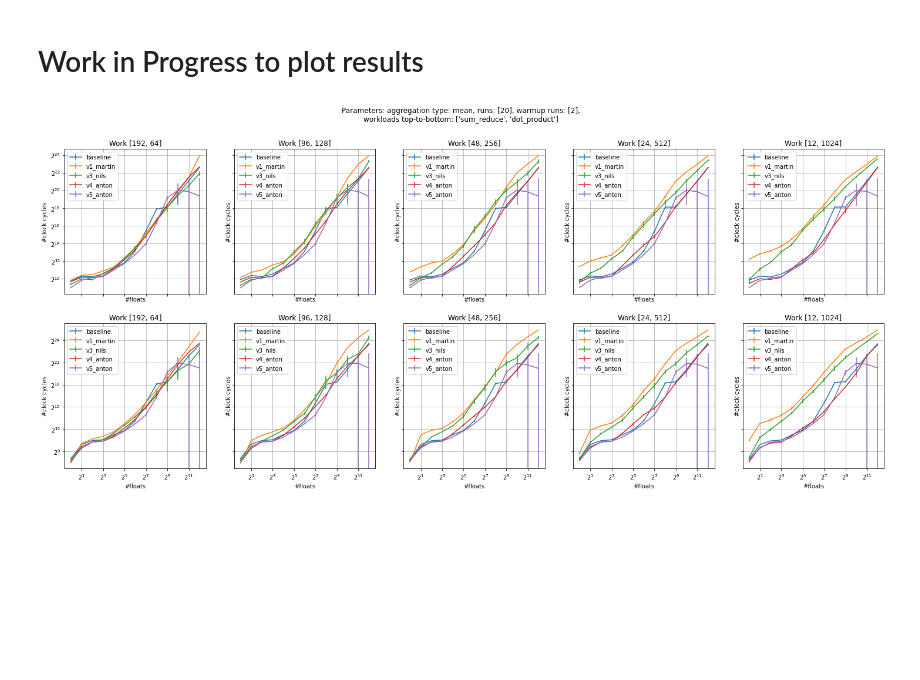
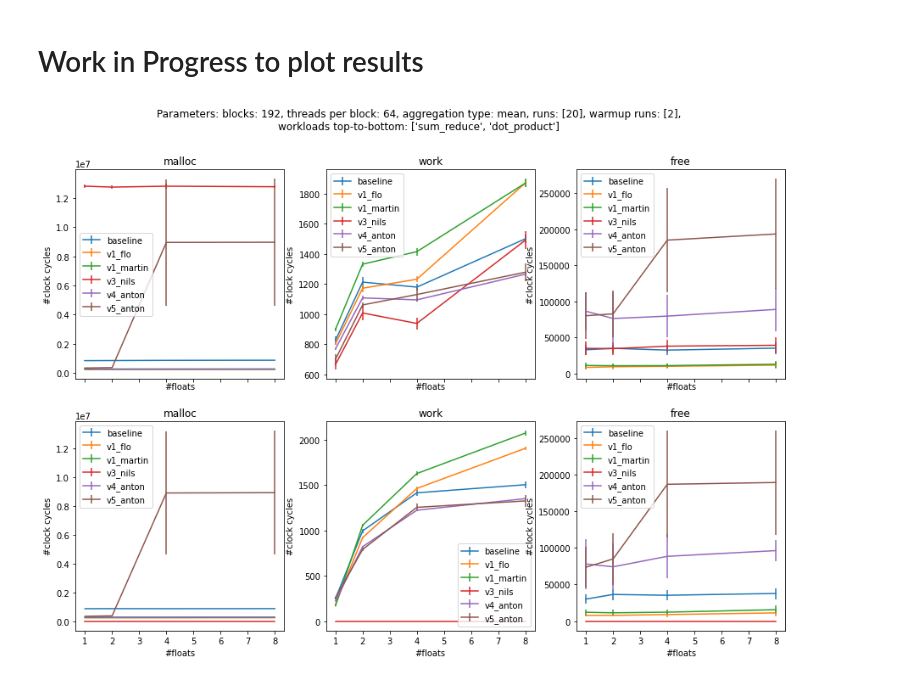
Before and after one commit to maerhart/dphpc-project, a Jupyter notebook: dynamic_allocator/plotting_temp.ipynb, the cells around one changed output. Saved outputs shown, nothing was run; the diff lists cells and outputs as text; code cells hidden in the pictures; blank space fills up the shorter version.

```diff
--- a/dynamic_allocator/plotting_temp.ipynb
+++ b/dynamic_allocator/plotting_temp.ipynb
@@ -14,7 +14,7 @@ import sys
 
 
 #CSV_PATH = sys.argv[1]
-CSV_PATH = "results/2021-12-15-17:20:03"
+CSV_PATH = "results/2021-12-19-20:41:15"
 
 header = ['version', 'workload', 'runs', 'warmup', 'blocks', 'threads_per_block', 'num_floats', 'malloc_mean', 'malloc_max', 'free_mean', 'free_max', 'work_mean', 'work_max']
 df = pd.read_csv(CSV_PATH+"/out.csv", names = header, header = 0, delimiter = ' ')
@@ -142,33 +142,33 @@ def plot_blocks_vs_threads_per_block():
               + "workloads top-to-bottom: " + str(workloads))
     #fig.supxlabel('Measurement type')
     #fig.supylabel('Workload')
 
     for w, workload in enumerate(workloads):
         for b, block in enumerate(blocks):
 
             params = {'measurement_type': 'work',
                       'blocks': block,
                       'threads_per_block': threads_per_block[b],
                       'workload': workload,
                       'num_floats': n_floats,
                       'versions': versions,
                       'aggregation_type': aggregation_type,
                       'show_speedup': show_speedup}
             if len(workloads) == 1:
                 ax = axs[b]
             else:
                 ax = axs[w][b]
             plot_floats_vs_cycles(df, ax, params)
             ax.grid(True)
             ax.set_xscale("log", base=2)
             ax.set_yscale("log", base=2)
             ax.set_title("Work ["+str(block)+", "+str(threads_per_block[b])+"]")
 
     plt.savefig(CSV_PATH+"/blocks_vs_threads_per_block_vs_workload.png", dpi=60, bbox_inches='tight')
     plt.show()
 
 
-#plot_workloads_vs_measurement_type()
-plot_blocks_vs_threads_per_block()
+plot_workloads_vs_measurement_type()
+#plot_blocks_vs_threads_per_block()
 # %% [output]
-[figure, old version]
+[figure, new version]
```
Also changed, not shown: 5 other files.
